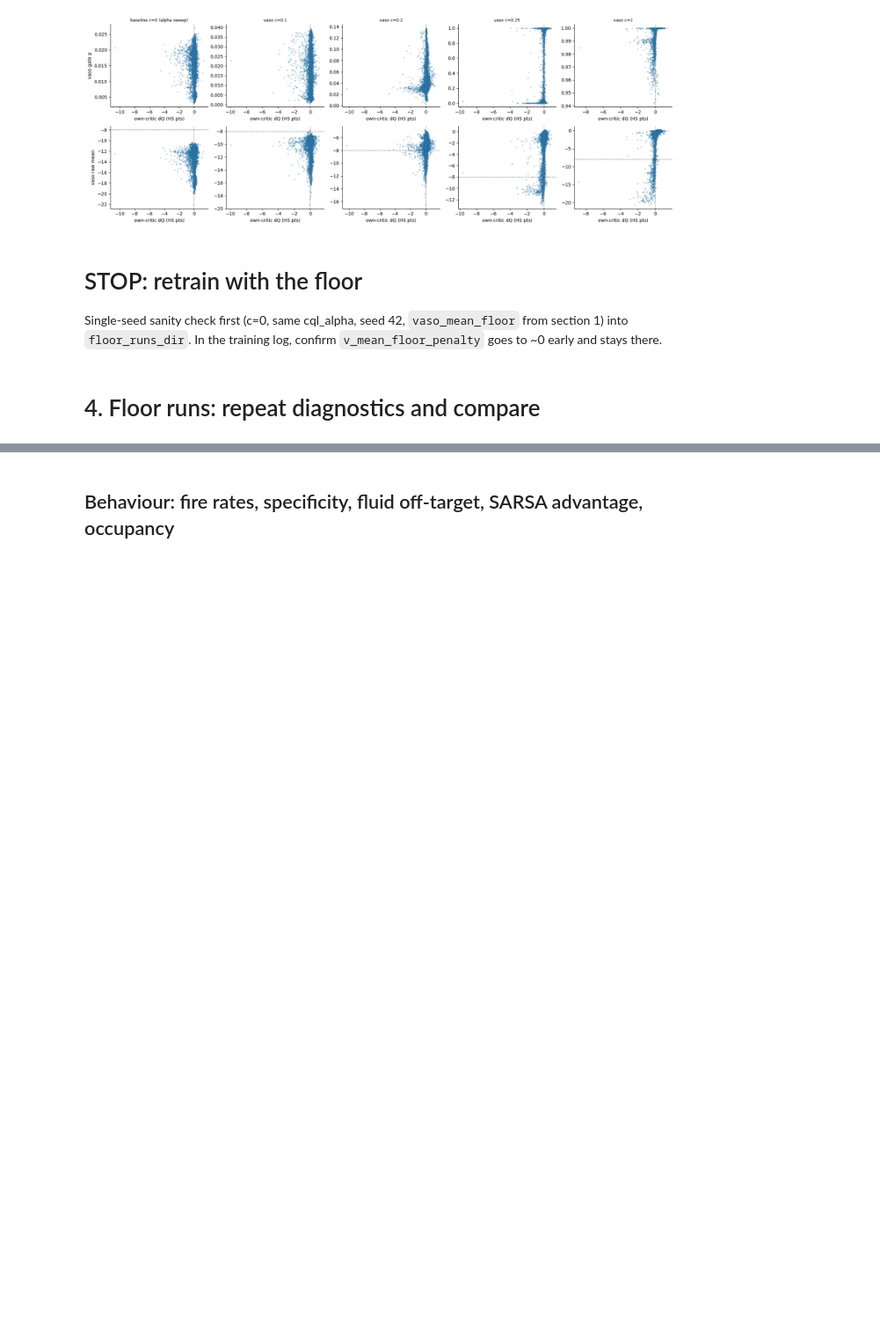
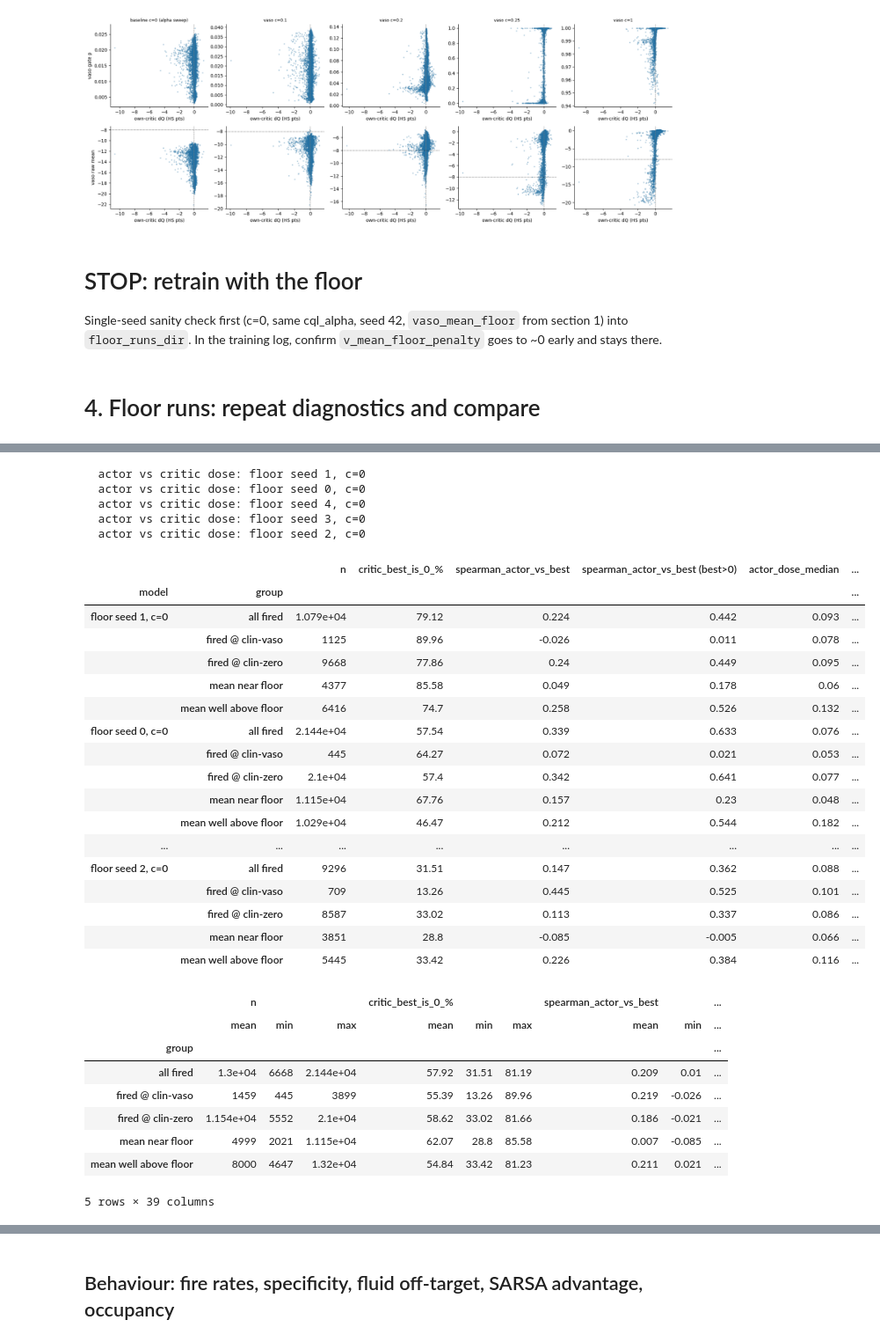
Before and after one commit to jakeormond/ai_clinician_pediatric_rl, a Jupyter notebook: src/rl/diagnose_vaso_saturation.ipynb, the cells around one changed output, grey strips where cells are left out. Shown at 88% size. Cells and saved outputs as stored; diff of their text form; code cells hidden in the pictures; blank space fills up the shorter version.

```diff
--- a/src/rl/diagnose_vaso_saturation.ipynb
+++ b/src/rl/diagnose_vaso_saturation.ipynb
@@ -232,0 +391,38 @@ sat_floor_df
+# %%
+avc_df, avc_states_by_model = dvs.actor_vs_critic_dose_table(floor_models, processors['val'], VASO_FLOOR)
+avc_df.to_csv(os.path.join(SAVE_DIR, "actor_vs_critic_dose_floor_seeds_val.csv"))
+display(avc_df.round(3))
+display(dvs.seed_aggregate(avc_df).round(3))
+# %% [output]
+  actor vs critic dose: floor seed 1, c=0
+  actor vs critic dose: floor seed 0, c=0
+  actor vs critic dose: floor seed 4, c=0
+  actor vs critic dose: floor seed 3, c=0
+  actor vs critic dose: floor seed 2, c=0
+|  |  | n | critic_best_is_0_% | spearman_actor_vs_best | spearman_actor_vs_best (best>0) | actor_dose_median | ... |
+| model | group |  |  |  |  |  | ... |
+| floor seed 1, c=0 | all fired | 1.079e+04 | 79.12 | 0.224 | 0.442 | 0.093 | ... |
+|  | fired @ clin-vaso | 1125 | 89.96 | -0.026 | 0.011 | 0.078 | ... |
+|  | fired @ clin-zero | 9668 | 77.86 | 0.24 | 0.449 | 0.095 | ... |
+|  | mean near floor | 4377 | 85.58 | 0.049 | 0.178 | 0.06 | ... |
+|  | mean well above floor | 6416 | 74.7 | 0.258 | 0.526 | 0.132 | ... |
+| floor seed 0, c=0 | all fired | 2.144e+04 | 57.54 | 0.339 | 0.633 | 0.076 | ... |
+|  | fired @ clin-vaso | 445 | 64.27 | 0.072 | 0.021 | 0.053 | ... |
+|  | fired @ clin-zero | 2.1e+04 | 57.4 | 0.342 | 0.641 | 0.077 | ... |
+|  | mean near floor | 1.115e+04 | 67.76 | 0.157 | 0.23 | 0.048 | ... |
+|  | mean well above floor | 1.029e+04 | 46.47 | 0.212 | 0.544 | 0.182 | ... |
+| ... | ... | ... | ... | ... | ... | ... | ... |
+| floor seed 2, c=0 | all fired | 9296 | 31.51 | 0.147 | 0.362 | 0.088 | ... |
+|  | fired @ clin-vaso | 709 | 13.26 | 0.445 | 0.525 | 0.101 | ... |
+|  | fired @ clin-zero | 8587 | 33.02 | 0.113 | 0.337 | 0.086 | ... |
+|  | mean near floor | 3851 | 28.8 | -0.085 | -0.005 | 0.066 | ... |
+|  | mean well above floor | 5445 | 33.42 | 0.226 | 0.384 | 0.116 | ... |
+|  | n |  |  | critic_best_is_0_% |  |  | spearman_actor_vs_best |  | ... |
+|  | mean | min | max | mean | min | max | mean | min | ... |
+| group |  |  |  |  |  |  |  |  | ... |
+| all fired | 1.3e+04 | 6668 | 2.144e+04 | 57.92 | 31.51 | 81.19 | 0.209 | 0.01 | ... |
+| fired @ clin-vaso | 1459 | 445 | 3899 | 55.39 | 13.26 | 89.96 | 0.219 | -0.026 | ... |
+| fired @ clin-zero | 1.154e+04 | 5552 | 2.1e+04 | 58.62 | 33.02 | 81.66 | 0.186 | -0.021 | ... |
+| mean near floor | 4999 | 2021 | 1.115e+04 | 62.07 | 28.8 | 85.58 | 0.007 | -0.085 | ... |
+| mean well above floor | 8000 | 4647 | 1.32e+04 | 54.84 | 33.42 | 81.23 | 0.211 | 0.021 | ... |
+5 rows × 39 columns
```
Also changed, not shown: parts of 25 cells of this notebook, 6 other files.
